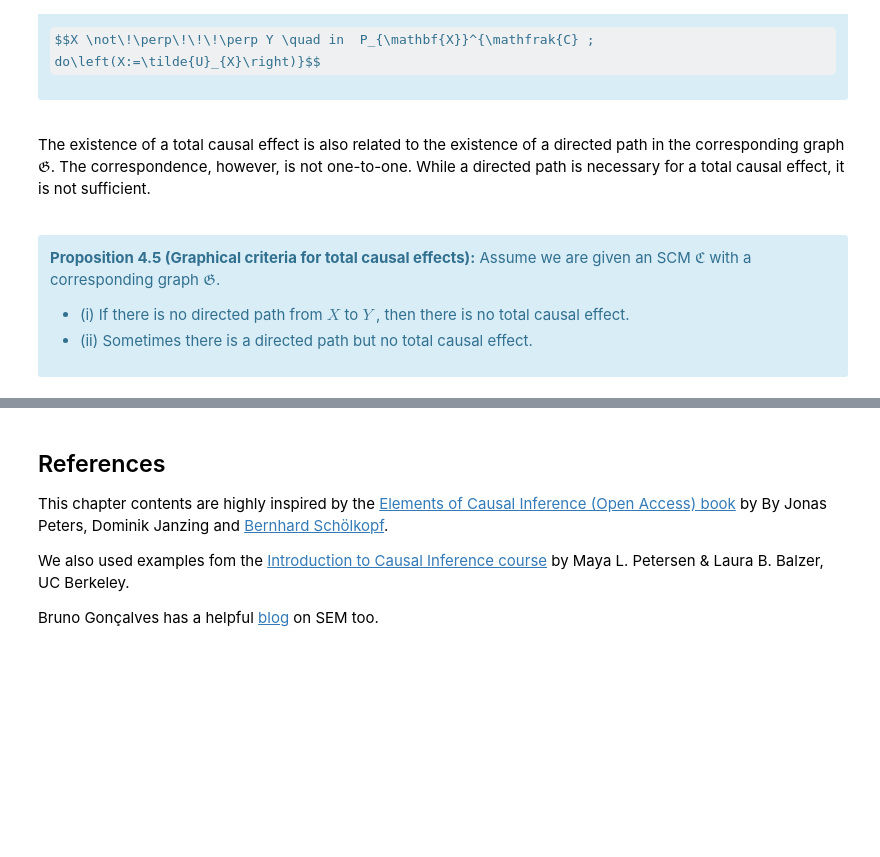
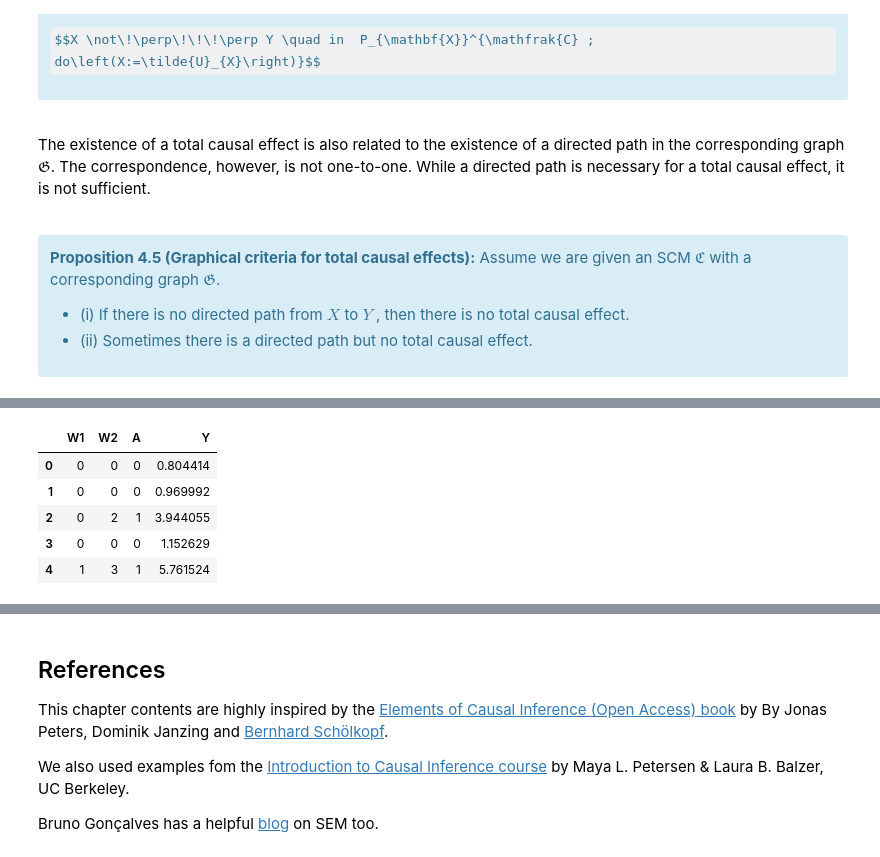
Before and after one commit to Ci2Lab/Applied_Causal_Inference_Course, a Jupyter notebook: lectures/CH-4-SCM.ipynb, the cells around one changed output, grey strips where cells are left out. Cells and saved outputs as stored; diff of their text form; code cells hidden in the pictures; some formulas as TeX source; blank space fills up the shorter version.

```diff
--- a/lectures/CH-4-SCM.ipynb
+++ b/lectures/CH-4-SCM.ipynb
@@ -556,0 +700,42 @@ The existence of a total causal effect is also related to the existence of a dir
+# %%
+import numpy as np
+import random
+import matplotlib.pyplot as plt
+import pandas as pd
+
+seed = 42
+random.seed(seed)
+np.random.seed(seed)
+
+n_students = 5000
+
+"""Simulate the background factor"""
+
+#Exogenous variables
+Uw1 = np.random.uniform(low=0, high=1, size=n_students)
+Uw2 = np.random.binomial(n=1, p=0.5, size=n_students)
+Ua = np.random.normal(loc=-3, scale=1, size=n_students)
+Uy = np.random.normal(loc=0, scale=0.3, size=n_students)
+
+#Endogenous variables
+W1 = (Uw1 <= 0.35).astype(int)
+W2 = W1 + 2*Uw2
+A = (((1+W1+2*W2+Ua)) >= 0).astype(int)
+Y = 1 + 2.5*A + 3*W1 - 0.25*A*W1 + Uy
+
+
+# Store everything in a dataframe
+data = pd.DataFrame(data =
+                    {'W1': W1,
+                     'W2': W2,
+                     'A': A,
+                     'Y': Y})
+
+data.head()
+# %% [output]
+|  | W1 | W2 | A | Y |
+| 0 | 0 | 0 | 0 | 0.804414 |
+| 1 | 0 | 0 | 0 | 0.969992 |
+| 2 | 0 | 2 | 1 | 3.944055 |
+| 3 | 0 | 0 | 0 | 1.152629 |
+| 4 | 1 | 3 | 1 | 5.761524 |
```
Also changed, not shown: parts of 12 cells of this notebook.
